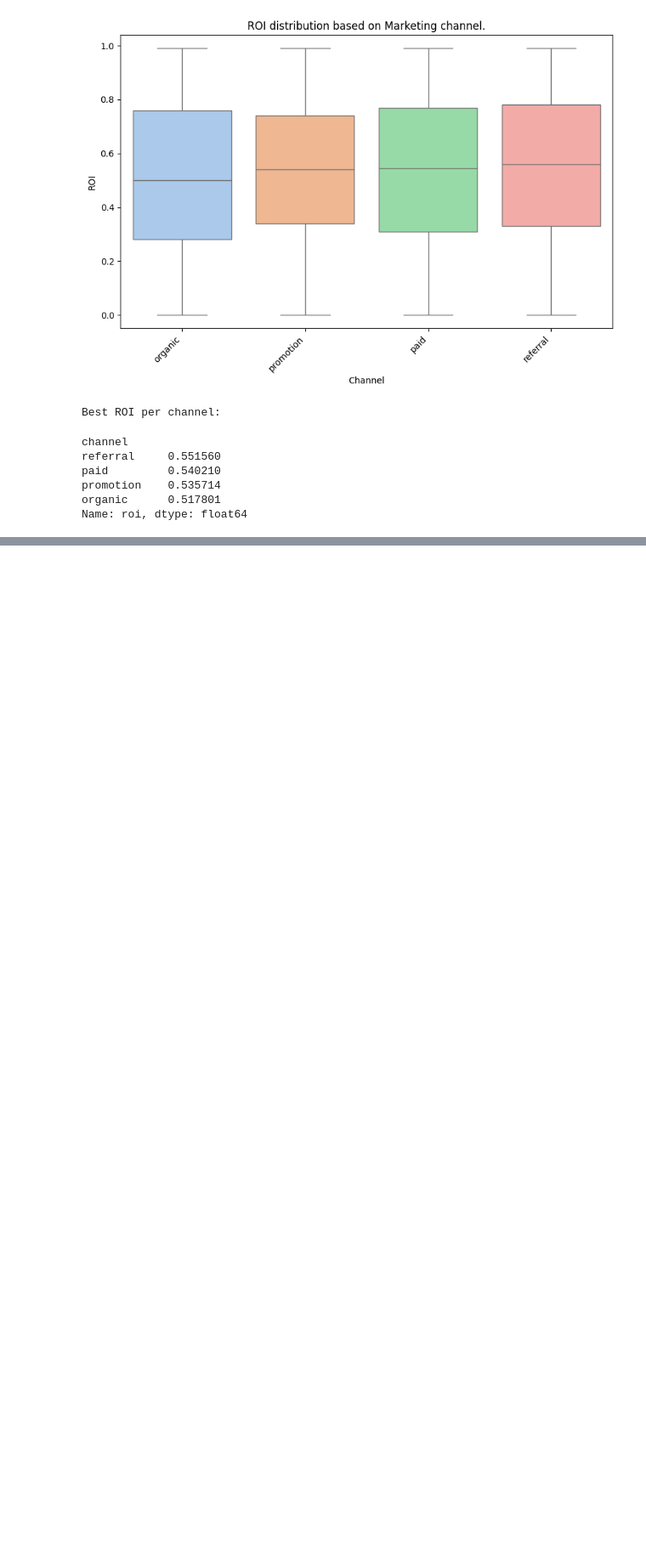
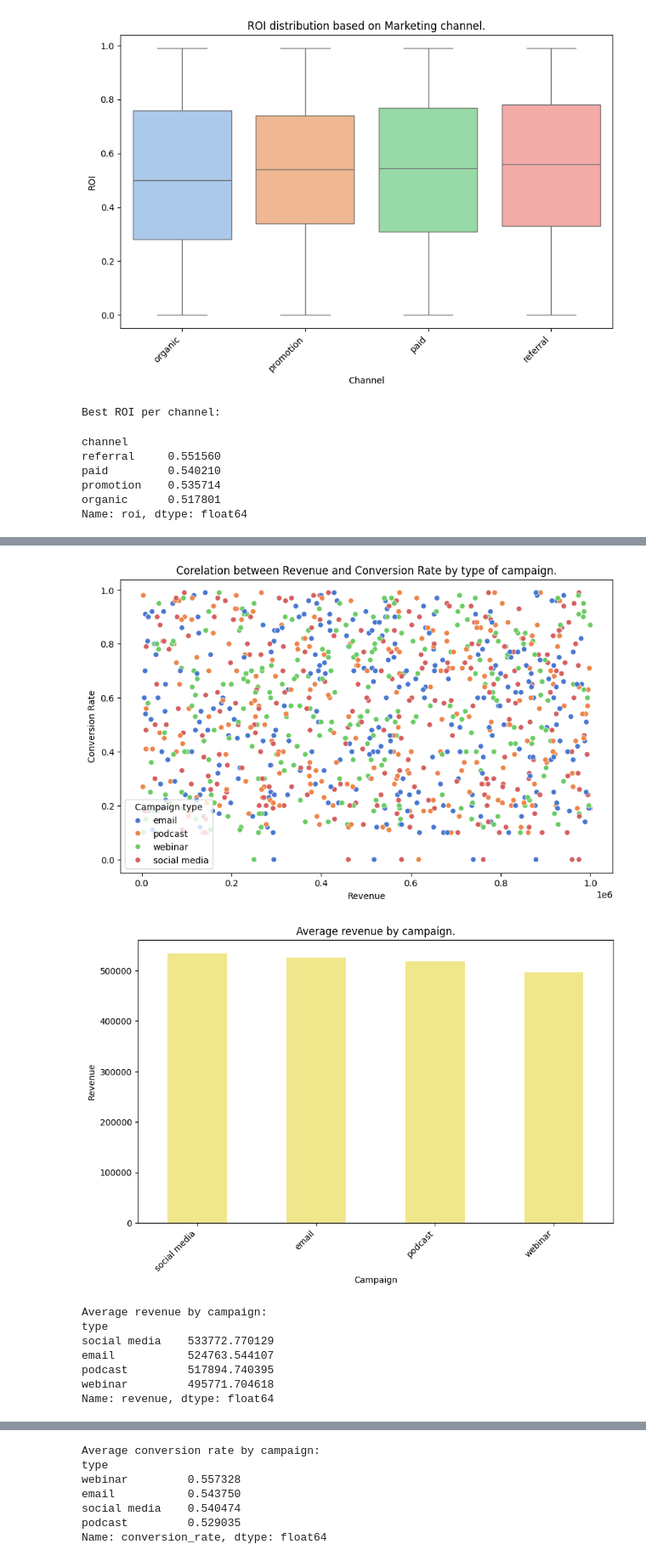
Before and after one commit to Ignacio538/Marketing-Campaings, a Jupyter notebook: Tasks.ipynb, the cells around one changed output, grey strips where cells are left out. Shown at 85% size. Cells and saved outputs as stored; diff of their text form; code cells hidden in the pictures; blank space fills up the shorter version.

```diff
--- a/Tasks.ipynb
+++ b/Tasks.ipynb
@@ -68,0 +81,49 @@ Name: roi, dtype: float64
+# %%
+# We will calculate the revenue per campaign
+revenue_by_type = df.groupby('type')['revenue'].mean().sort_values(ascending = False)
+
+# Now the best conversion rate per campaign
+conversion_by_type = df.groupby('type')['conversion_rate'].mean().sort_values(ascending = False)
+
+# We will create a scatter graph to see the correlation between revenue and conversion rate
+plt.figure(figsize = (10,6))
+sns.scatterplot(x = 'revenue', y = 'conversion_rate', data = df, hue = 'type', palette = 'muted')
+plt.title('Corelation between Revenue and Conversion Rate by type of campaign.')
+plt.xlabel('Revenue')
+plt.ylabel('Conversion Rate')
+plt.legend(title = 'Campaign type')
+plt.show()
+
+# Now a bar graph to see the revenue by campaign
+plt.figure(figsize=(10,6))
+revenue_by_type.plot(kind='bar', color='khaki')
+plt.title('Average revenue by campaign.')
+plt.xlabel('Campaign')
+plt.ylabel('Revenue')
+plt.xticks(rotation = 45, ha = 'right')
+plt.show()
+
+print('Average revenue by campaign:')
+print(revenue_by_type)
+
+# Now the conversion rate by campaign
+plt.figure(figsize=(10,6))
+conversion_by_type.plot(kind='bar', color = 'lightskyblue')
+plt.title('Average conversion rate by campaign.')
+plt.xlabel('Campaign')
+plt.ylabel('Conversion Rate')
+plt.xticks(rotation = 45, ha = 'right')
+plt.show()
+
+print('Average conversion rate by campaign:')
+print(conversion_by_type)
+# %% [output]
+[figure, added]
+[figure, added]
+Average revenue by campaign:
+type
+social media    533772.770129
+email           524763.544107
+podcast         517894.740395
+webinar         495771.704618
+Name: revenue, dtype: float64
@@ -68,0 +131,7 @@ Name: roi, dtype: float64
+Average conversion rate by campaign:
+type
+webinar         0.557328
+email           0.543750
+social media    0.540474
+podcast         0.529035
+Name: conversion_rate, dtype: float64
```
Also changed, not shown: parts of 7 cells of this notebook.
